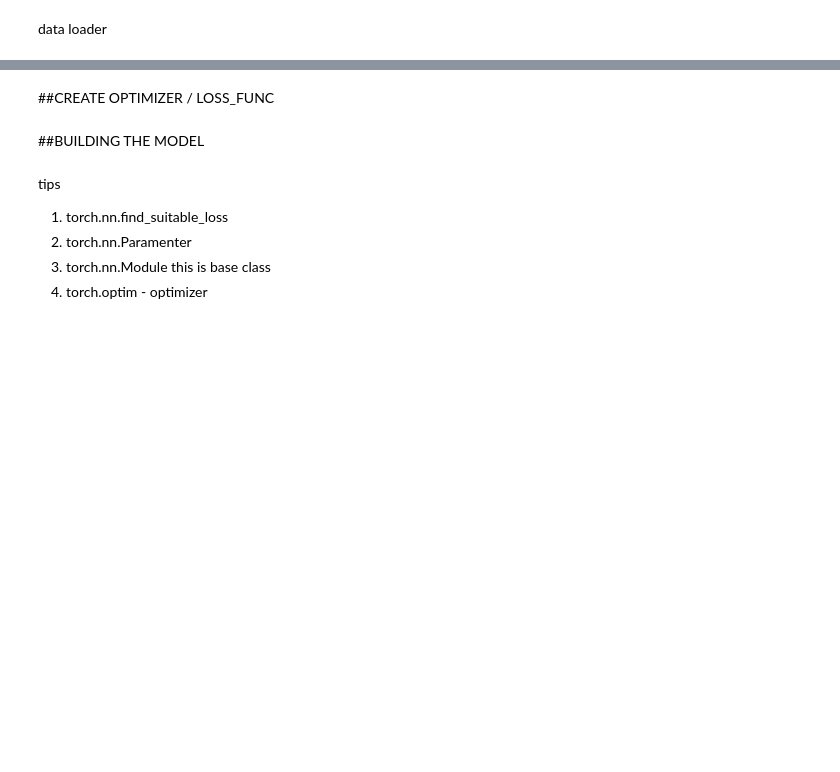
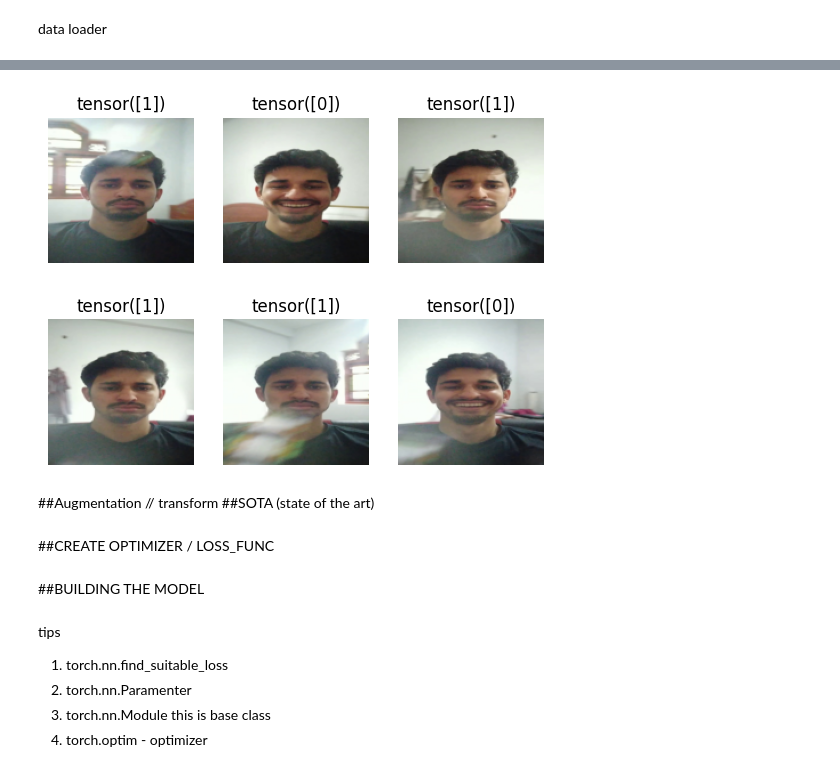
Before and after one commit to AhamedShimak/My-AI-Projects, a Jupyter notebook: happy_or_sad.ipynb, the cells around one changed output, grey strips where cells are left out. Drawn from its saved outputs; the diff is of its cells as text; code cells hidden in the pictures; blank space fills up the shorter version.

```diff
--- a/happy_or_sad.ipynb
+++ b/happy_or_sad.ipynb
@@ -665,3 +707,18 @@ tensor([0, 1, 0, 0, 0, 1])
+# %%
+train_dataset_visul = DataLoader(train_dataset, batch_size=1, shuffle=True)
+count=0
+for i,(target_sample,label) in enumerate(train_dataset_visul):
+  if i%50==0:
+    plt.subplot(2,3,count+1)
+    plt.axis(False)
+    plt.title(label)
+    plt.imshow(target_sample.squeeze().permute(1,2,0))
+    count+=1
+# %% [output]
+[figure, added]
+# %% [markdown]
+##Augmentation // transform
+##SOTA (state of the art)
 # %% [markdown]
 ##CREATE OPTIMIZER / LOSS_FUNC
 # %% [markdown]
```
Also changed, not shown: parts of 25 cells of this notebook.
